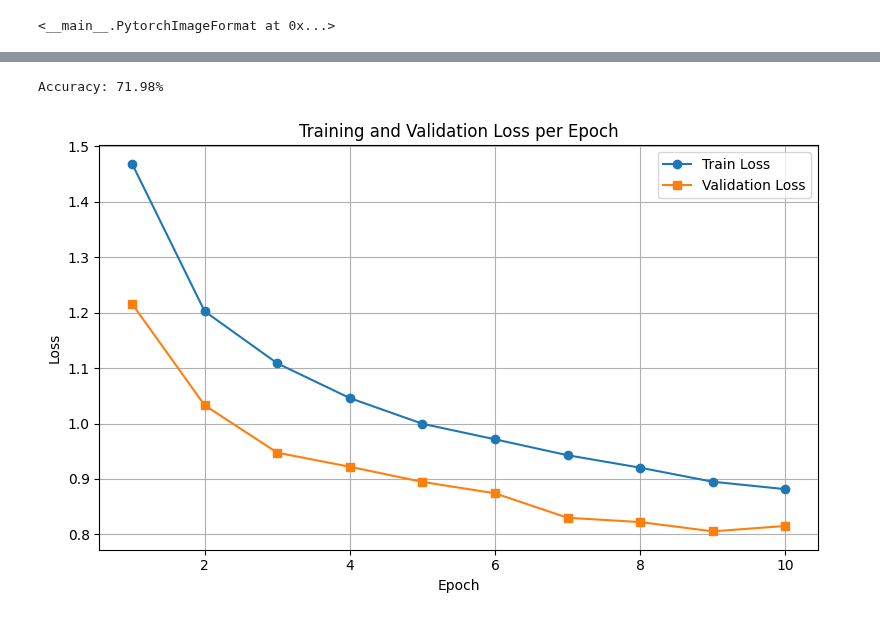
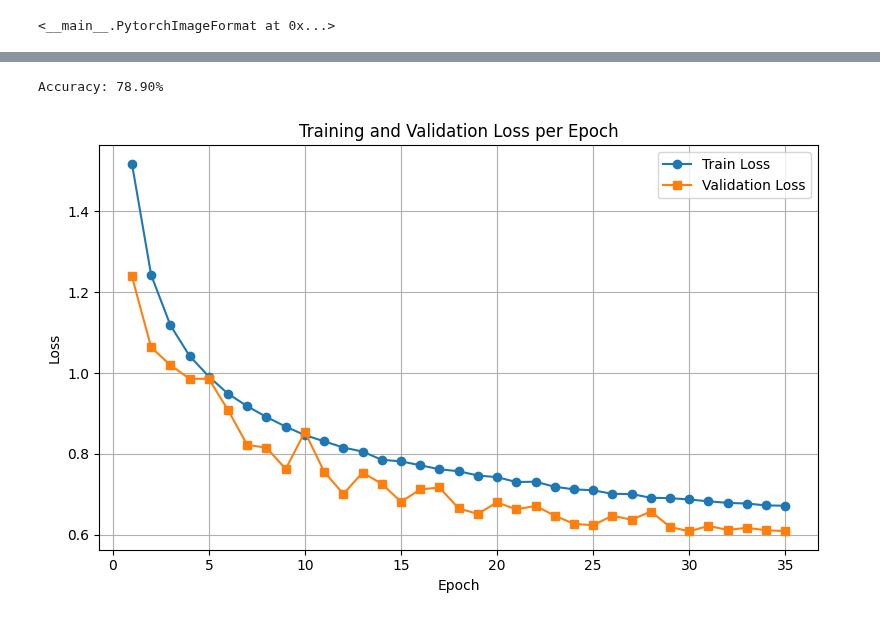
Before and after one commit to Arawat99/notebook, a Jupyter notebook: Cifar10_Multi_Image_Classification_Pytorch.ipynb, the cells around one changed output, grey strips where cells are left out. Drawn from its saved outputs; the diff is of its cells as text; code cells hidden in the pictures.

Commit message:
Improved CNN architecture and increased number of epoch

```diff
--- a/Cifar10_Multi_Image_Classification_Pytorch.ipynb
+++ b/Cifar10_Multi_Image_Classification_Pytorch.ipynb
@@ -121,15 +121,21 @@ class CNN(nn.Module):
         nn.BatchNorm2d(64),
         nn.ReLU(),
         nn.MaxPool2d(2),
+        nn.Dropout(0.3),
+
+        nn.Conv2d(in_channels=64, out_channels=128, kernel_size=3, padding=1),
+        nn.BatchNorm2d(128),
+        nn.ReLU(),
+        nn.MaxPool2d(2),
         nn.Dropout(0.3)
     )
 
     self.classifier = nn.Sequential(
         nn.Flatten(),
         nn.Dropout(0.5),
-        nn.Linear(64 * 8 * 8, 128),
+        nn.Linear(128 * 4 * 4, 64),
         nn.ReLU(),
-        nn.Linear(128, num_classes)
+        nn.Linear(64, num_classes)
     )
 
 
@@ -165,9 +171,14 @@ CNN(
 criterion = nn.CrossEntropyLoss()
 optimizer = optim.Adam(model.parameters(), lr=1e-3)
 # %%
-num_epoch = 10
+num_epoch = 100
+
 train_losses = []
 val_losses = []
+
+best_val_loss = float('inf')
+patience = 5
+epoch_no_improve = 0
 
 
 for epoch in range(num_epoch):
@@ -208,4 +219,17 @@ for epoch in range(num_epoch):
 
 
   print(f'Epoch [{epoch+1}/ {num_epoch} | Train Loss: {average_loss:.4f}] | Val Loss: {avg_val_loss:.4f}')
+
+
+  # Early stopping check
+  if avg_val_loss < best_val_loss:
+    best_val_loss = avg_val_loss
+    epochs_no_improve = 0  # reset counter if validation improves
+  else:
+    epochs_no_improve += 1
+    print(f'No improvement in validation loss for {epochs_no_improve} epoch(s).')
+
+  if epochs_no_improve >= patience:
+    print(f'Early stopping triggered at epoch {epoch+1}')
+    break
 # %% [output]
@@ -246,17 +277,19 @@ def evaluate(model, data_loader, criterion, device):
 val_acc = evaluate(model, test_loader, criterion, device)
 print(f"Accuracy: {val_acc:.2f}%")
 # %% [output]
-Accuracy: 71.98%
+Accuracy: 78.90%
 # %%
+epochs_ran = len(train_losses)
+
 plt.figure(figsize=(8, 5))
-plt.plot(range(1, num_epoch + 1), train_losses, label='Train Loss', marker='o')
-plt.plot(range(1, num_epoch + 1), val_losses, label='Validation Loss', marker='s')
+plt.plot(range(1, epochs_ran + 1), train_losses, label='Train Loss', marker='o')
+plt.plot(range(1, epochs_ran + 1), val_losses, label='Validation Loss', marker='s')
 plt.title("Training and Validation Loss per Epoch")
 plt.xlabel("Epoch")
 plt.ylabel("Loss")
 plt.grid(True)
 plt.legend()
 plt.tight_layout()
 plt.show()
 # %% [output]
-[figure, old version]
+[figure, new version]
```
Also changed, not shown: parts of 4 cells of this notebook, 2 other files.
